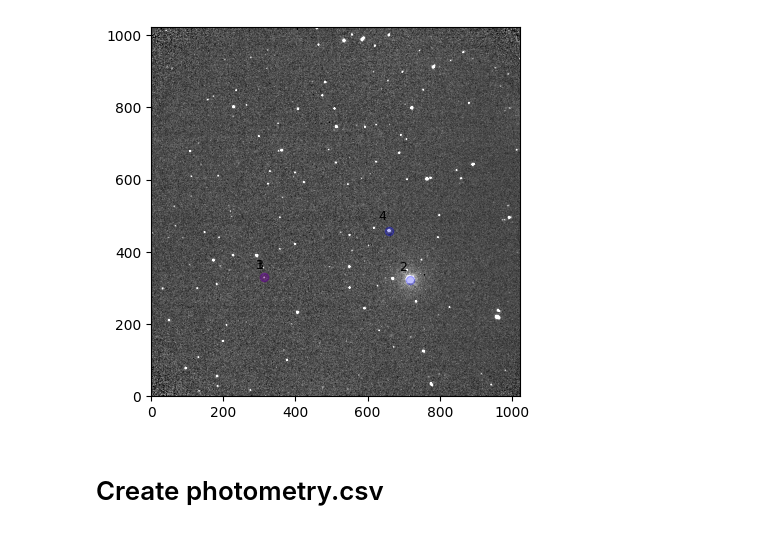
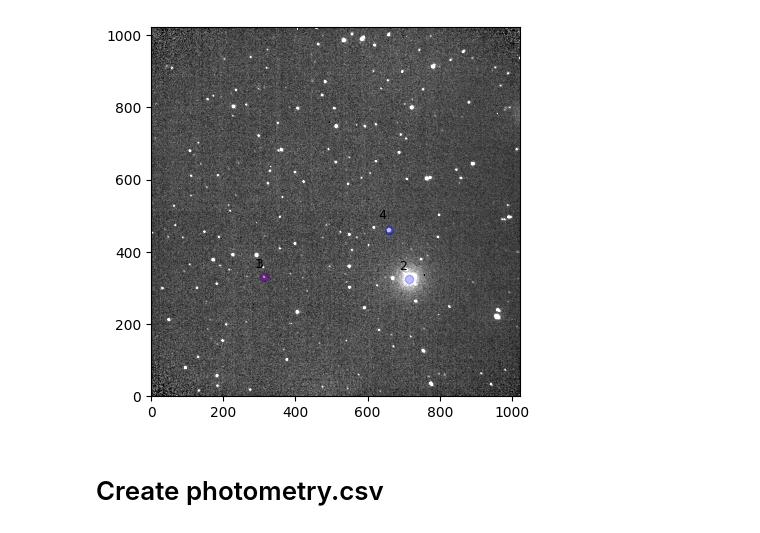
Before and after one commit to DBernardes/Tools-for-the-MOPTOP-pipeline-products, a Jupyter notebook: photometry_extraction.ipynb, the cells around one changed output. Drawn from its saved outputs; the diff is of its cells as text; code cells hidden in the pictures.

```diff
--- a/photometry_extraction.ipynb
+++ b/photometry_extraction.ipynb
@@ -7,9 +7,10 @@ import astropy.io.fits as fits
 import matplotlib.pyplot as plt
 import numpy as np
 from photometry import Photometry
+from copy import copy
 
 star_name = "GRB 230818A"
-experiment = "first rotor position"
+experiment = "all data"
 _set = "first"
 camera = 4
 max_box_size = 20
@@ -19,15 +20,15 @@ src_path = os.path.join(
     "Scientific objects",
     star_name,
     experiment,
-    star_name,
     f"{_set} set",
+    "combined images",
 )
 
 GOOD_IMAGE = {
-    "first_cam3": "3_e_20230818_5_1_1_1.fits",
-    "second_cam3": "3_e_20230818_6_1_1_1.fits",
-    "first_cam4": "4_e_20230818_5_1_1_1.fits",
-    "second_cam4": "4_e_20230818_6_1_1_1.fits",
+    "first_cam3": "cam3_run1.fits",
+    "second_cam3": "",
+    "first_cam4": "cam4_run1.fits",
+    "second_cam4": "",
 }
 file = os.path.join(src_path, GOOD_IMAGE[f"{_set}_cam{camera}"])
 image = fits.getdata(file)
@@ -64,4 +65,4 @@ Set MJD-END to 60174.979820 from DATE-END'. [astropy.wcs.wcs]
-[figure, old version]
+[figure, new version]
 # %% [markdown]
 # Create photometry.csv
 # %%
```
Also changed, not shown: parts of 3 cells of this notebook, 4 other files.
